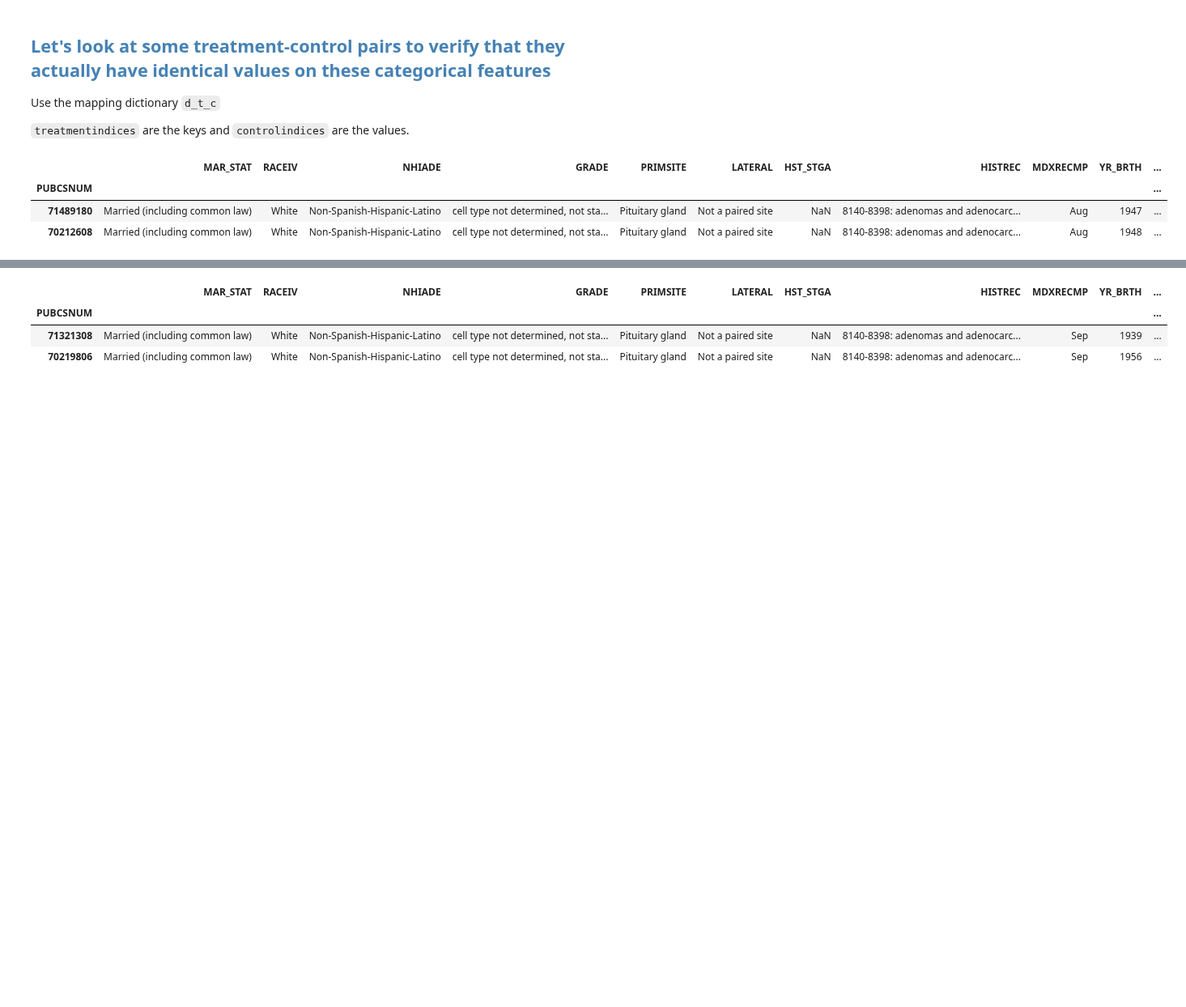
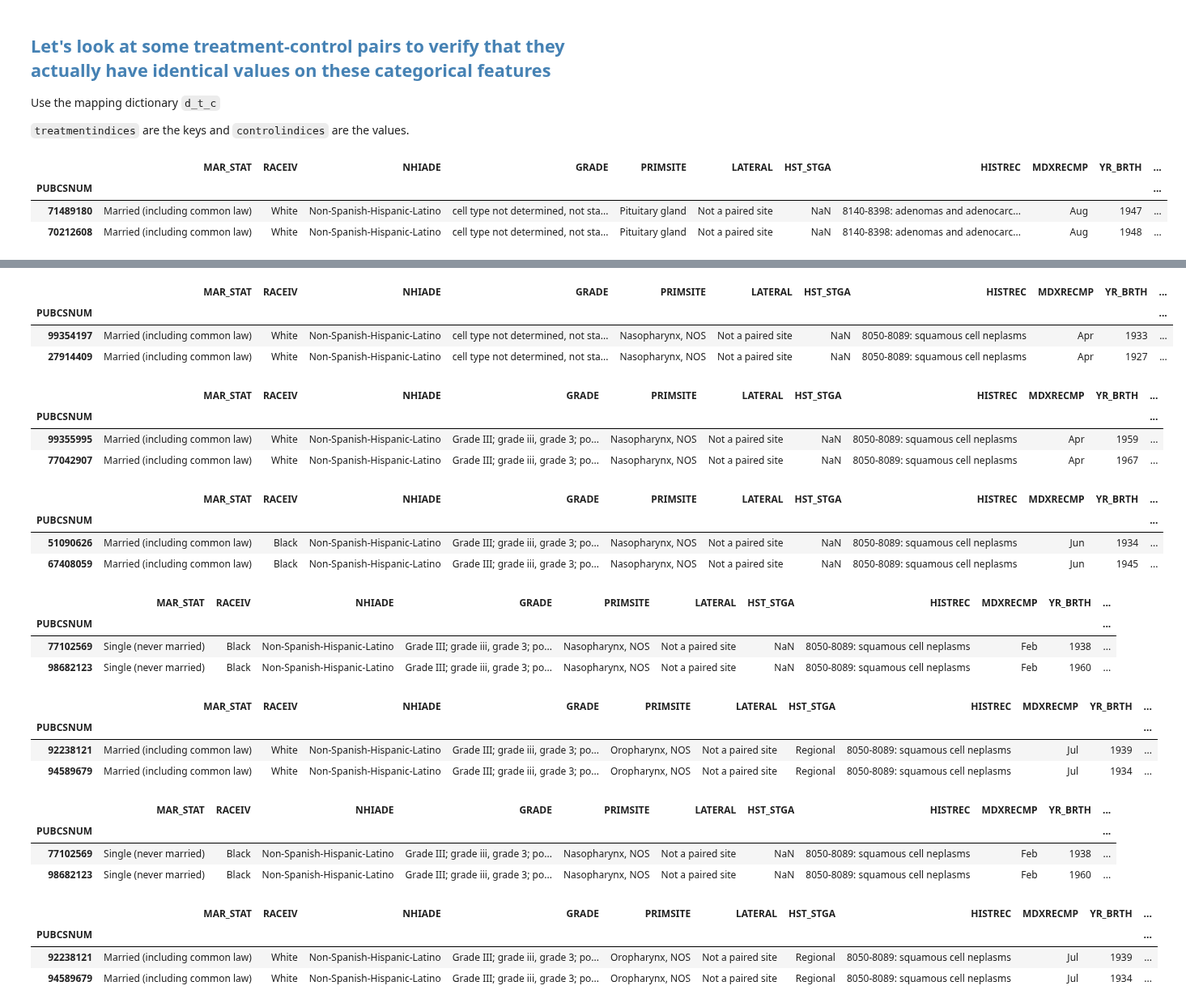
Before and after one commit to doolingdavid/SEERMATCH2, a Jupyter notebook: all_other_example.ipynb, the cells around one changed output, grey strips where cells are left out. Shown at 81% size. Cells and saved outputs as stored; diff of their text form; code cells hidden in the pictures; blank space fills up the shorter version.

```diff
--- a/all_other_example.ipynb
+++ b/all_other_example.ipynb
@@ -1169,7 +1169,7 @@
 # %%
 goodcols = ['MAR_STAT','RACEIV','NHIADE','GRADE','PRIMSITE',
           'LATERAL','HST_STGA','HISTREC','MDXRECMP',
-           'YR_BRTH','AGE_DX','YEAR_DX','CSTUMSIZ',
+           'YR_BRTH','AGE_DX','YEAR_DX','CSTUMSIZ','SEX',
            'lat','lng']
 # %%
 dfotherorig[goodcols].loc[[controlindices[0],treatmentindices[0]]]
@@ -1188,7 +1188,49 @@ dfotherorig[goodcols].loc[[controlindices[1],treatmentindices[1]]]
 # %%
-dfotherorig[goodcols].loc[[controlindices[16],treatmentindices[16]]]
+dfotherorig[goodcols].loc[[controlindices[83],treatmentindices[83]]]
 # %% [output]
 |  | MAR_STAT | RACEIV | NHIADE | GRADE | PRIMSITE | LATERAL | HST_STGA | HISTREC | MDXRECMP | YR_BRTH | ... |
 | PUBCSNUM |  |  |  |  |  |  |  |  |  |  | ... |
-| 71321308 | Married (including common law) | White | Non-Spanish-Hispanic-Latino | cell type not determined, not sta... | Pituitary gland | Not a paired site | NaN | 8140-8398: adenomas and adenocarc... | Sep | 1939 | ... |
-| 70219806 | Married (including common law) | White | Non-Spanish-Hispanic-Latino | cell type not determined, not sta... | Pituitary gland | Not a paired site | NaN | 8140-8398: adenomas and adenocarc... | Sep | 1956 | ... |
+| 99354197 | Married (including common law) | White | Non-Spanish-Hispanic-Latino | cell type not determined, not sta... | Nasopharynx, NOS | Not a paired site | NaN | 8050-8089: squamous cell neplasms | Apr | 1933 | ... |
+| 27914409 | Married (including common law) | White | Non-Spanish-Hispanic-Latino | cell type not determined, not sta... | Nasopharynx, NOS | Not a paired site | NaN | 8050-8089: squamous cell neplasms | Apr | 1927 | ... |
+# %%
+dfotherorig[goodcols].loc[[controlindices[108],treatmentindices[108]]]
+# %% [output]
+|  | MAR_STAT | RACEIV | NHIADE | GRADE | PRIMSITE | LATERAL | HST_STGA | HISTREC | MDXRECMP | YR_BRTH | ... |
+| PUBCSNUM |  |  |  |  |  |  |  |  |  |  | ... |
+| 99355995 | Married (including common law) | White | Non-Spanish-Hispanic-Latino | Grade III; grade iii, grade 3; po... | Nasopharynx, NOS | Not a paired site | NaN | 8050-8089: squamous cell neplasms | Apr | 1959 | ... |
+| 77042907 | Married (including common law) | White | Non-Spanish-Hispanic-Latino | Grade III; grade iii, grade 3; po... | Nasopharynx, NOS | Not a paired site | NaN | 8050-8089: squamous cell neplasms | Apr | 1967 | ... |
+# %%
+dfotherorig[goodcols].loc[[controlindices[168],treatmentindices[168]]]
+# %% [output]
+|  | MAR_STAT | RACEIV | NHIADE | GRADE | PRIMSITE | LATERAL | HST_STGA | HISTREC | MDXRECMP | YR_BRTH | ... |
+| PUBCSNUM |  |  |  |  |  |  |  |  |  |  | ... |
+| 51090626 | Married (including common law) | Black | Non-Spanish-Hispanic-Latino | Grade III; grade iii, grade 3; po... | Nasopharynx, NOS | Not a paired site | NaN | 8050-8089: squamous cell neplasms | Jun | 1934 | ... |
+| 67408059 | Married (including common law) | Black | Non-Spanish-Hispanic-Latino | Grade III; grade iii, grade 3; po... | Nasopharynx, NOS | Not a paired site | NaN | 8050-8089: squamous cell neplasms | Jun | 1945 | ... |
+# %%
+dfotherorig[goodcols].loc[[controlindices[172],treatmentindices[172]]]
+# %% [output]
+|  | MAR_STAT | RACEIV | NHIADE | GRADE | PRIMSITE | LATERAL | HST_STGA | HISTREC | MDXRECMP | YR_BRTH | ... |
+| PUBCSNUM |  |  |  |  |  |  |  |  |  |  | ... |
+| 77102569 | Single (never married) | Black | Non-Spanish-Hispanic-Latino | Grade III; grade iii, grade 3; po... | Nasopharynx, NOS | Not a paired site | NaN | 8050-8089: squamous cell neplasms | Feb | 1938 | ... |
+| 98682123 | Single (never married) | Black | Non-Spanish-Hispanic-Latino | Grade III; grade iii, grade 3; po... | Nasopharynx, NOS | Not a paired site | NaN | 8050-8089: squamous cell neplasms | Feb | 1960 | ... |
+# %%
+dfotherorig[goodcols].loc[[controlindices[194],treatmentindices[194]]]
+# %% [output]
+|  | MAR_STAT | RACEIV | NHIADE | GRADE | PRIMSITE | LATERAL | HST_STGA | HISTREC | MDXRECMP | YR_BRTH | ... |
+| PUBCSNUM |  |  |  |  |  |  |  |  |  |  | ... |
+| 92238121 | Married (including common law) | White | Non-Spanish-Hispanic-Latino | Grade III; grade iii, grade 3; po... | Oropharynx, NOS | Not a paired site | Regional | 8050-8089: squamous cell neplasms | Jul | 1939 | ... |
+| 94589679 | Married (including common law) | White | Non-Spanish-Hispanic-Latino | Grade III; grade iii, grade 3; po... | Oropharynx, NOS | Not a paired site | Regional | 8050-8089: squamous cell neplasms | Jul | 1934 | ... |
+# %%
+dfotherorig[goodcols].loc[[controlindices[172],treatmentindices[172]]]
+# %% [output]
+|  | MAR_STAT | RACEIV | NHIADE | GRADE | PRIMSITE | LATERAL | HST_STGA | HISTREC | MDXRECMP | YR_BRTH | ... |
+| PUBCSNUM |  |  |  |  |  |  |  |  |  |  | ... |
+| 77102569 | Single (never married) | Black | Non-Spanish-Hispanic-Latino | Grade III; grade iii, grade 3; po... | Nasopharynx, NOS | Not a paired site | NaN | 8050-8089: squamous cell neplasms | Feb | 1938 | ... |
+| 98682123 | Single (never married) | Black | Non-Spanish-Hispanic-Latino | Grade III; grade iii, grade 3; po... | Nasopharynx, NOS | Not a paired site | NaN | 8050-8089: squamous cell neplasms | Feb | 1960 | ... |
+# %%
+dfotherorig[goodcols].loc[[controlindices[194],treatmentindices[194]]]
+# %% [output]
+|  | MAR_STAT | RACEIV | NHIADE | GRADE | PRIMSITE | LATERAL | HST_STGA | HISTREC | MDXRECMP | YR_BRTH | ... |
+| PUBCSNUM |  |  |  |  |  |  |  |  |  |  | ... |
+| 92238121 | Married (including common law) | White | Non-Spanish-Hispanic-Latino | Grade III; grade iii, grade 3; po... | Oropharynx, NOS | Not a paired site | Regional | 8050-8089: squamous cell neplasms | Jul | 1939 | ... |
+| 94589679 | Married (including common law) | White | Non-Spanish-Hispanic-Latino | Grade III; grade iii, grade 3; po... | Oropharynx, NOS | Not a paired site | Regional | 8050-8089: squamous cell neplasms | Jul | 1934 | ... |
```
Also changed, not shown: parts of 11 cells of this notebook.
